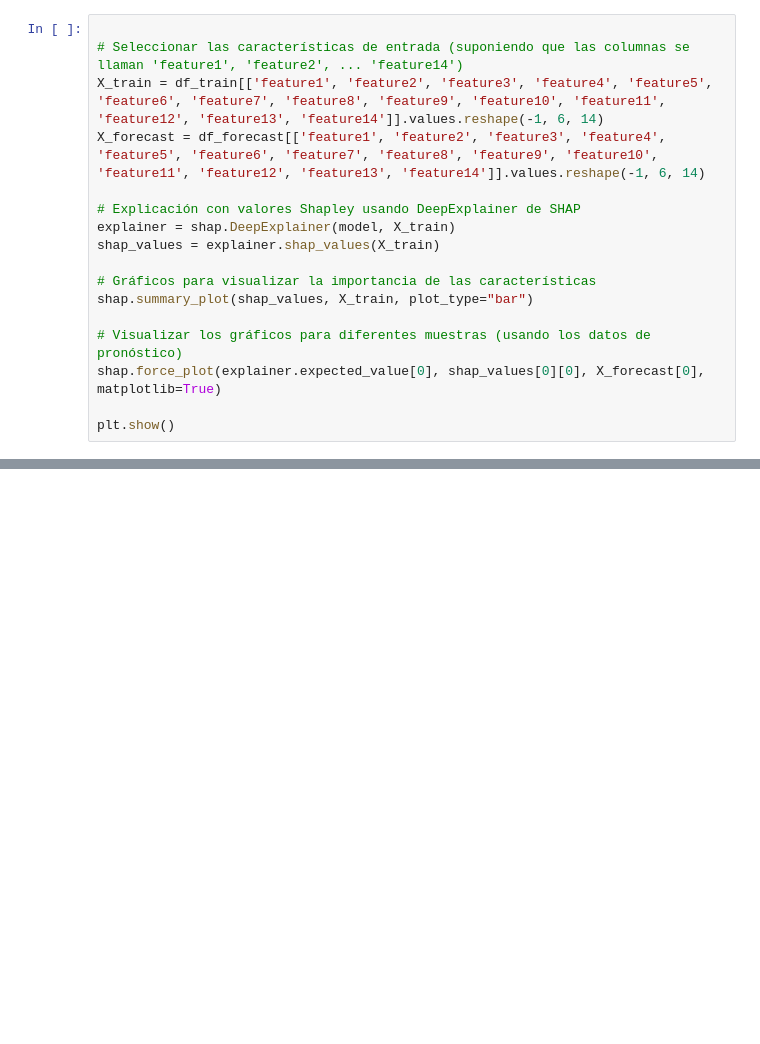
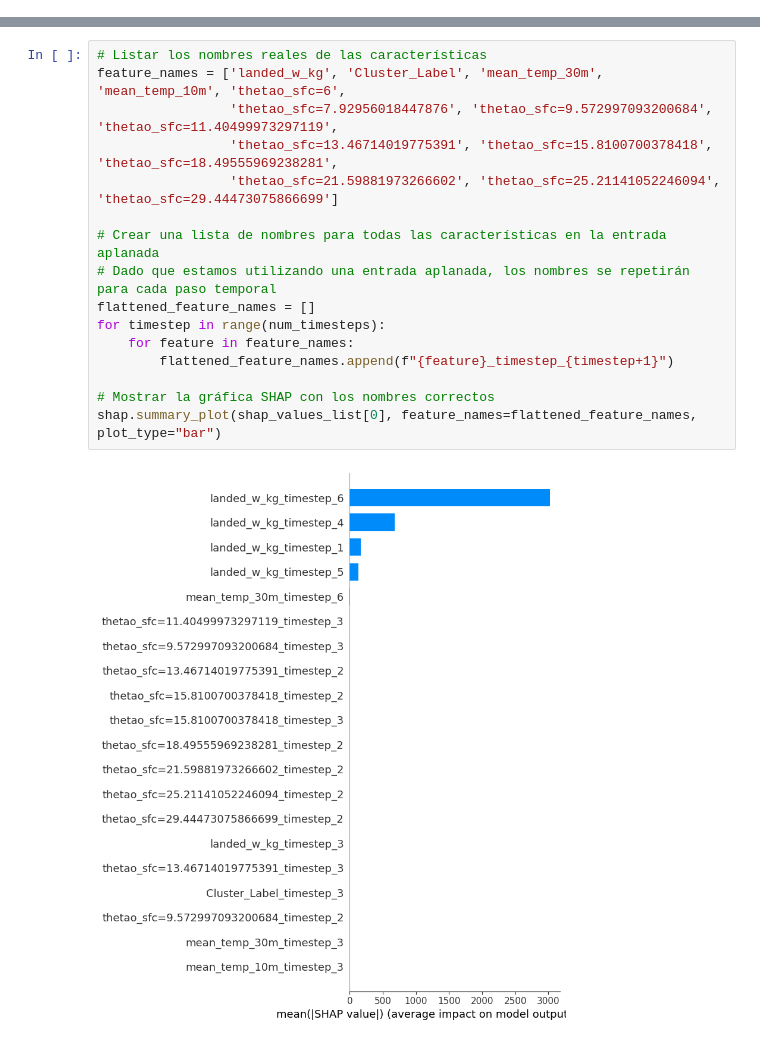
Before and after one commit to cedointercultural/CC-DLM-MFisheries, a Jupyter notebook: model_explain.ipynb, the cells around one changed output, grey strips where cells are left out. Saved outputs shown, nothing was run; the diff lists cells and outputs as text; blank space fills up the shorter version.

```diff
--- a/model_explain.ipynb
+++ b/model_explain.ipynb
@@ -25,17 +0,0 @@ FileNotFoundError: [Errno 2] No such file or directory: 'data/notebook_train_dat
-# %%
-
-# Seleccionar las características de entrada (suponiendo que las columnas se llaman 'feature1', 'feature2', ... 'feature14')
-X_train = df_train[['feature1', 'feature2', 'feature3', 'feature4', 'feature5', 'feature6', 'feature7', 'feature8', 'feature9', 'feature10', 'feature11', 'feature12', 'feature13', 'feature14']].values.reshape(-1, 6, 14)
-X_forecast = df_forecast[['feature1', 'feature2', 'feature3', 'feature4', 'feature5', 'feature6', 'feature7', 'feature8', 'feature9', 'feature10', 'feature11', 'feature12', 'feature13', 'feature14']].values.reshape(-1, 6, 14)
-
-# Explicación con valores Shapley usando DeepExplainer de SHAP
-explainer = shap.DeepExplainer(model, X_train)
-shap_values = explainer.shap_values(X_train)
-
-# Gráficos para visualizar la importancia de las características
-shap.summary_plot(shap_values, X_train, plot_type="bar")
-
-# Visualizar los gráficos para diferentes muestras (usando los datos de pronóstico)
-shap.force_plot(explainer.expected_value[0], shap_values[0][0], X_forecast[0], matplotlib=True)
-
-plt.show()
@@ -41,0 +110,18 @@ plt.show()
+# %%
+# Listar los nombres reales de las características
+feature_names = ['landed_w_kg', 'Cluster_Label', 'mean_temp_30m', 'mean_temp_10m', 'thetao_sfc=6',
+                 'thetao_sfc=7.92956018447876', 'thetao_sfc=9.572997093200684', 'thetao_sfc=11.40499973297119',
+                 'thetao_sfc=13.46714019775391', 'thetao_sfc=15.8100700378418', 'thetao_sfc=18.49555969238281',
+                 'thetao_sfc=21.59881973266602', 'thetao_sfc=25.21141052246094', 'thetao_sfc=29.44473075866699']
+
+# Crear una lista de nombres para todas las características en la entrada aplanada
+# Dado que estamos utilizando una entrada aplanada, los nombres se repetirán para cada paso temporal
+flattened_feature_names = []
+for timestep in range(num_timesteps):
+    for feature in feature_names:
+        flattened_feature_names.append(f"{feature}_timestep_{timestep+1}")
+
+# Mostrar la gráfica SHAP con los nombres correctos
+shap.summary_plot(shap_values_list[0], feature_names=flattened_feature_names, plot_type="bar")
+# %% [output]
+[figure, added]
```
Also changed, not shown: parts of 4 cells of this notebook, 11 other files.
